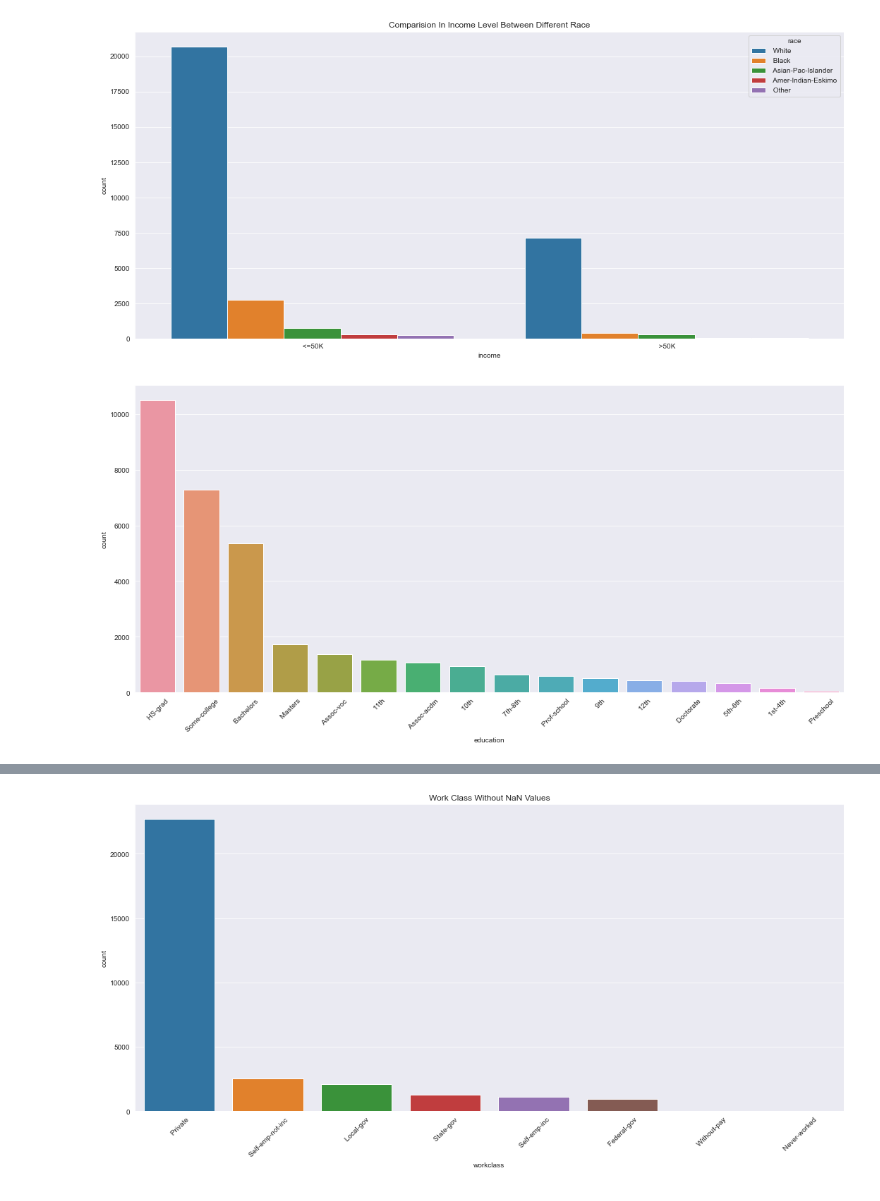
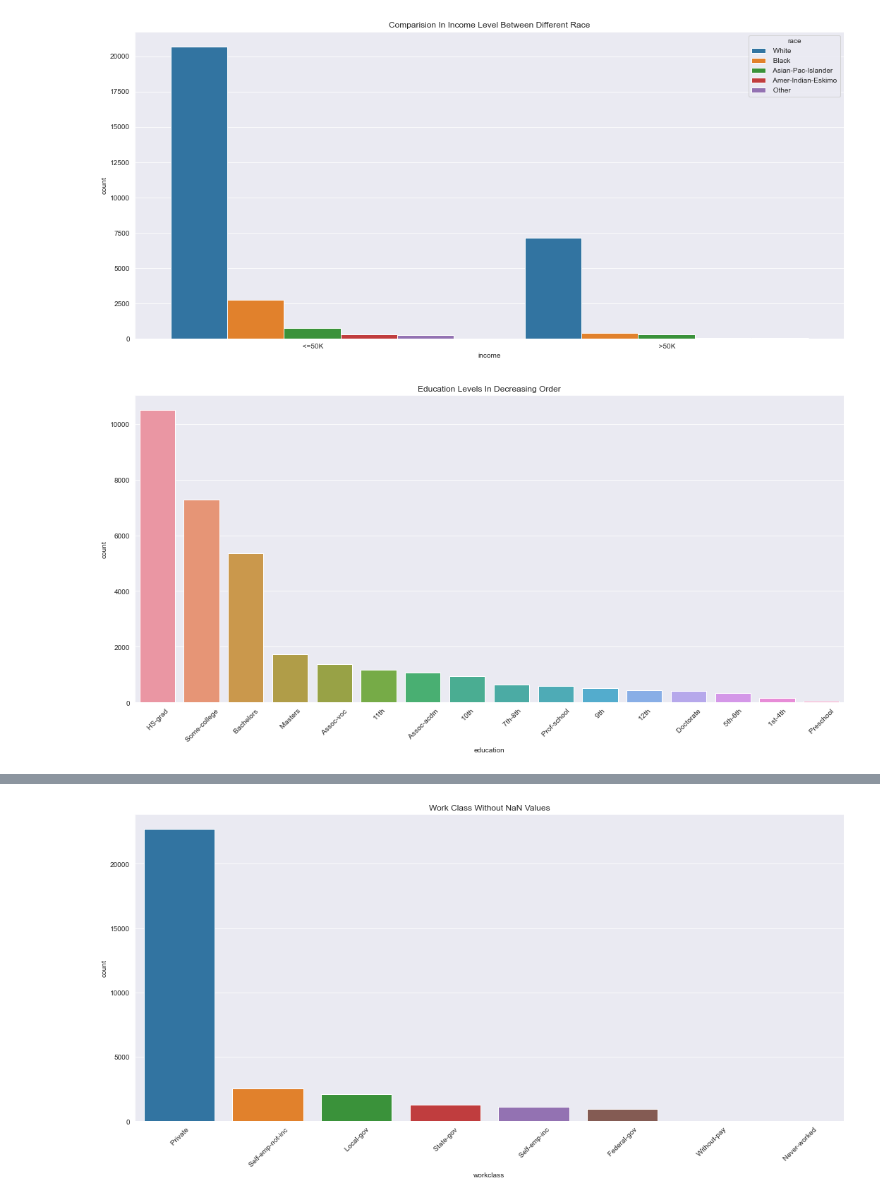
Before and after one commit to SirAbsolute0/Data_Science_I, a Jupyter notebook: Lab 7/week_7/Dinh+Phuong+1835957+Naive_Bayes.ipynb, the cells around one changed output, grey strips where cells are left out. Drawn from its saved outputs; the diff is of its cells as text; code cells hidden in the pictures.

```diff
--- a/Lab 7/week_7/Dinh+Phuong+1835957+Naive_Bayes.ipynb
+++ b/Lab 7/week_7/Dinh+Phuong+1835957+Naive_Bayes.ipynb
@@ -135,13 +136,14 @@ plt.show()
 # %%
 #We can look at education level as well
 # order parameter helps sort from largest to smallest
 
 sns.countplot(x = adult_df['education'], order = adult_df['education'].value_counts().index)
+plt.title('Education Levels In Decreasing Order')
 plt.xticks(rotation = 45)
 plt.show()
 
 #Most people from the data set are high school graduates or college graduates
 # %% [output]
-[figure, old version]
+[figure, new version]
 # %%
 sns.countplot(x=adult_df['race'], data=adult_df)
```
Also changed, not shown: parts of 11 cells of this notebook, 9 other files.
